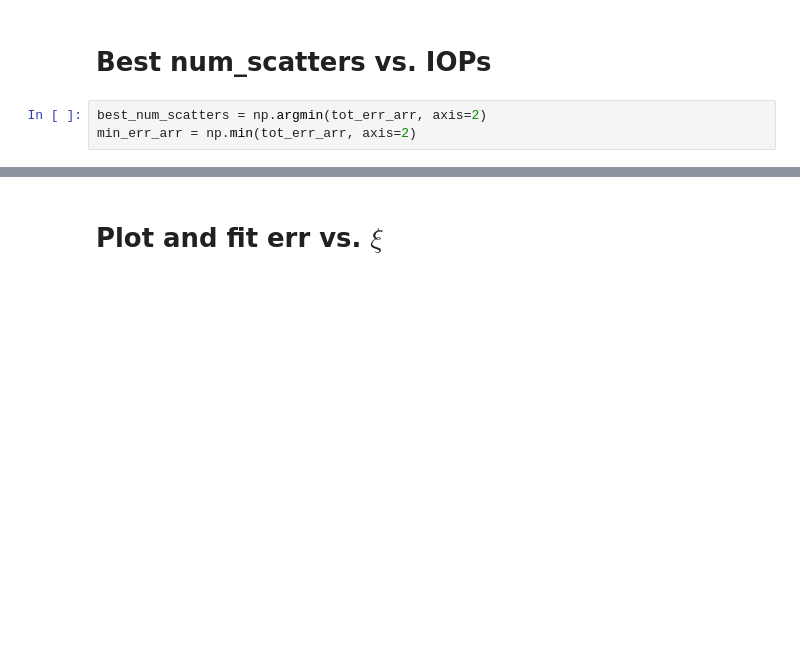
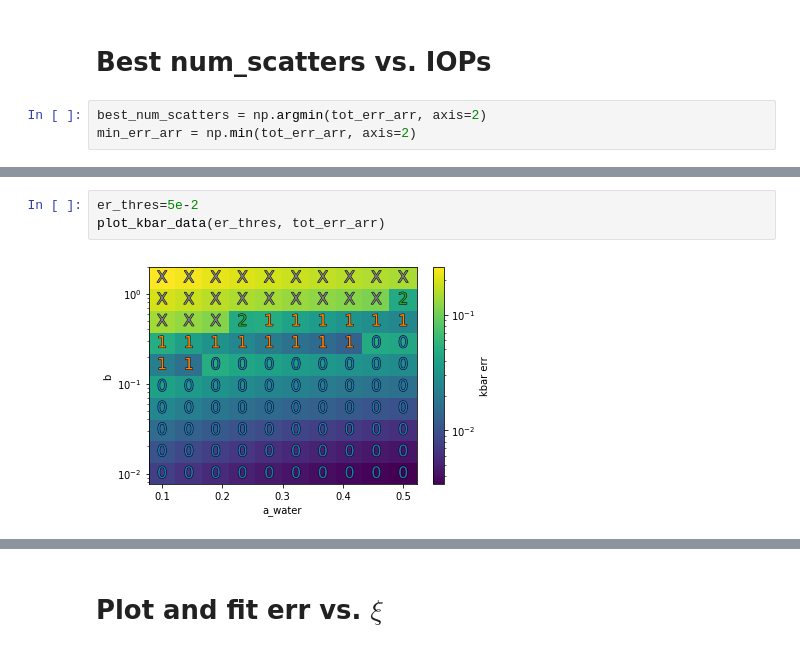
Before and after one commit to OliverEvans96/kelp, a Jupyter notebook: code/python/VerificationOfCalculations.ipynb, the cells around one changed output, grey strips where cells are left out. Saved outputs shown, nothing was run; the diff lists cells and outputs as text; blank space fills up the shorter version.

```diff
--- a/code/python/VerificationOfCalculations.ipynb
+++ b/code/python/VerificationOfCalculations.ipynb
@@ -2057,0 +2150,5 @@ for i, a_water in enumerate(a_water_list):
+# %%
+er_thres=5e-2
+plot_kbar_data(er_thres, tot_err_arr)
+# %% [output]
+[figure, added]
```
Also changed, not shown: parts of 54 cells of this notebook.
